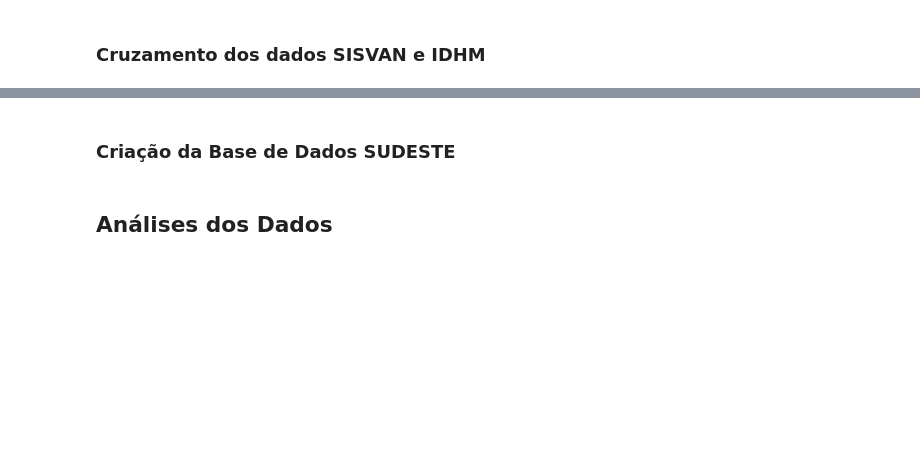
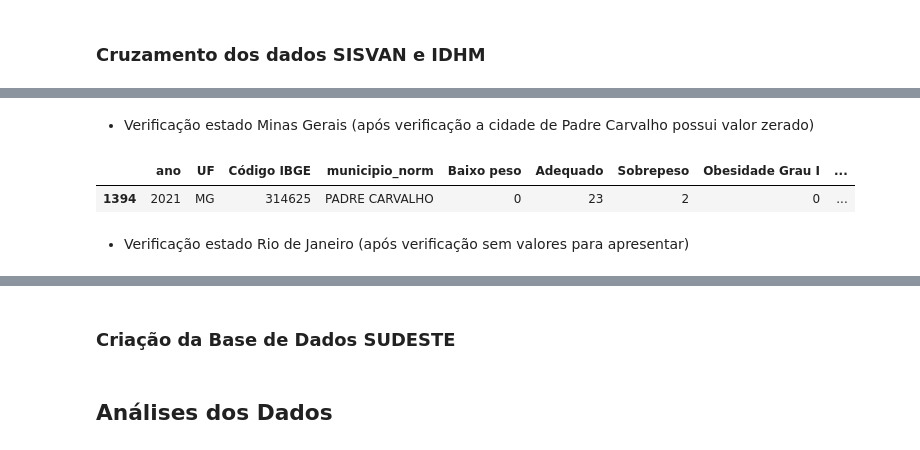
Before and after one commit to CrisEngComp/analise_obesidade_sudeste_brasileiro, a Jupyter notebook: analise_obesidade_funcoes.ipynb, the cells around one changed output, grey strips where cells are left out. Cells and saved outputs as stored; diff of their text form; code cells hidden in the pictures; blank space fills up the shorter version.

```diff
--- a/analise_obesidade_funcoes.ipynb
+++ b/analise_obesidade_funcoes.ipynb
@@ -508,0 +554,2 @@ df_idhm_sp['municipio_norm'] = df_idhm_sp['municipio_norm'].replace(substituicoe
+# %% [markdown]
+- Verificação estado Minas Gerais (após verificação a cidade de Padre Carvalho possui valor zerado)
@@ -508,0 +559,6 @@ df_idhm_sp['municipio_norm'] = df_idhm_sp['municipio_norm'].replace(substituicoe
+# %%
+valores_zerados_mg = identificar_valores_zerados(df_consolidado_mg, 'obesidade_total')
+valores_zerados_mg
+# %% [output]
+|  | ano | UF | Código IBGE | municipio_norm | Baixo peso | Adequado | Sobrepeso | Obesidade Grau I | ... |
+| 1394 | 2021 | MG | 314625 | PADRE CARVALHO | 0 | 23 | 2 | 0 | ... |
@@ -508,0 +574,2 @@ df_idhm_sp['municipio_norm'] = df_idhm_sp['municipio_norm'].replace(substituicoe
+# %% [markdown]
+- Verificação estado Rio de Janeiro (após verificação sem valores para apresentar)
```
Also changed, not shown: parts of 89 cells of this notebook, 2 other files.
